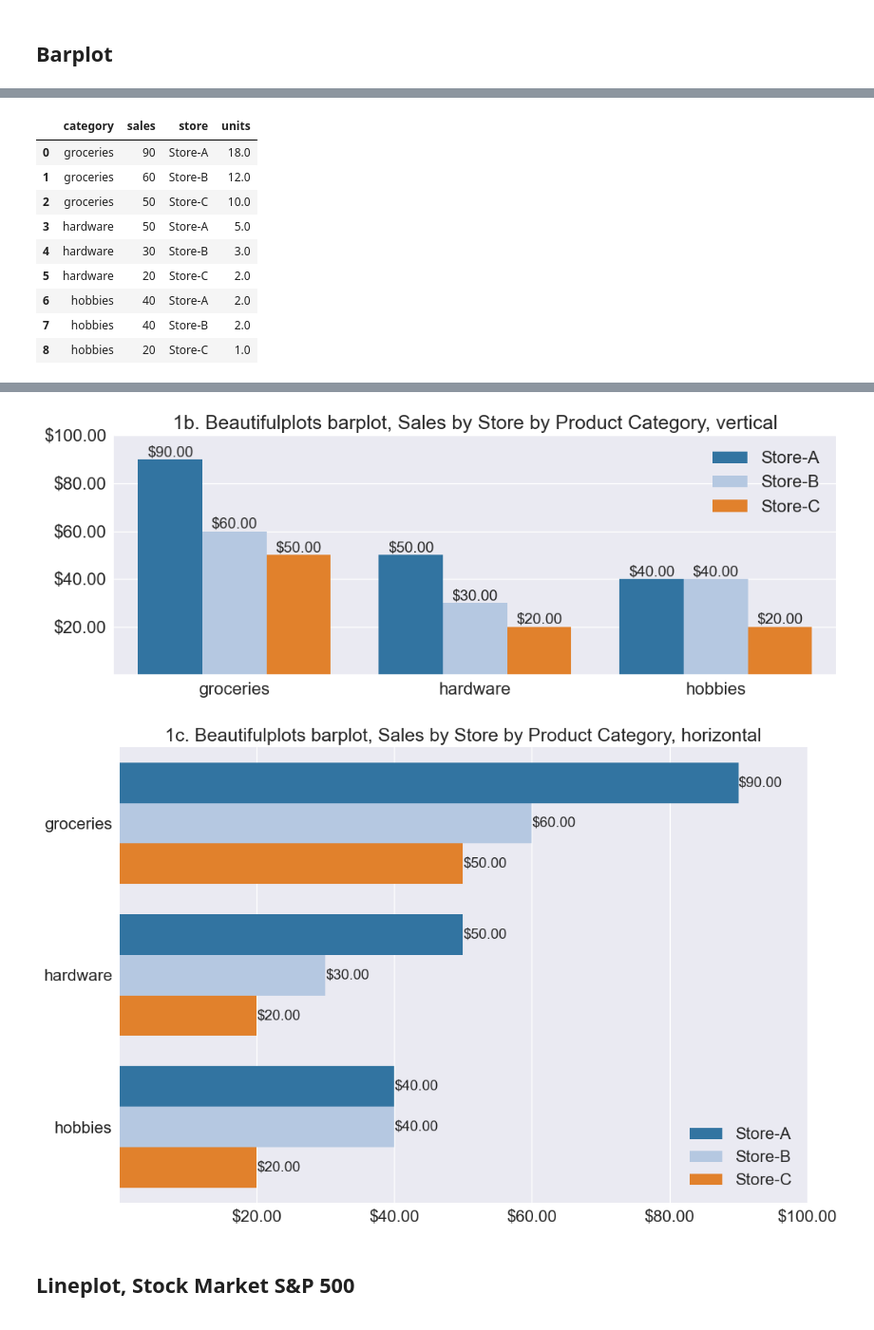
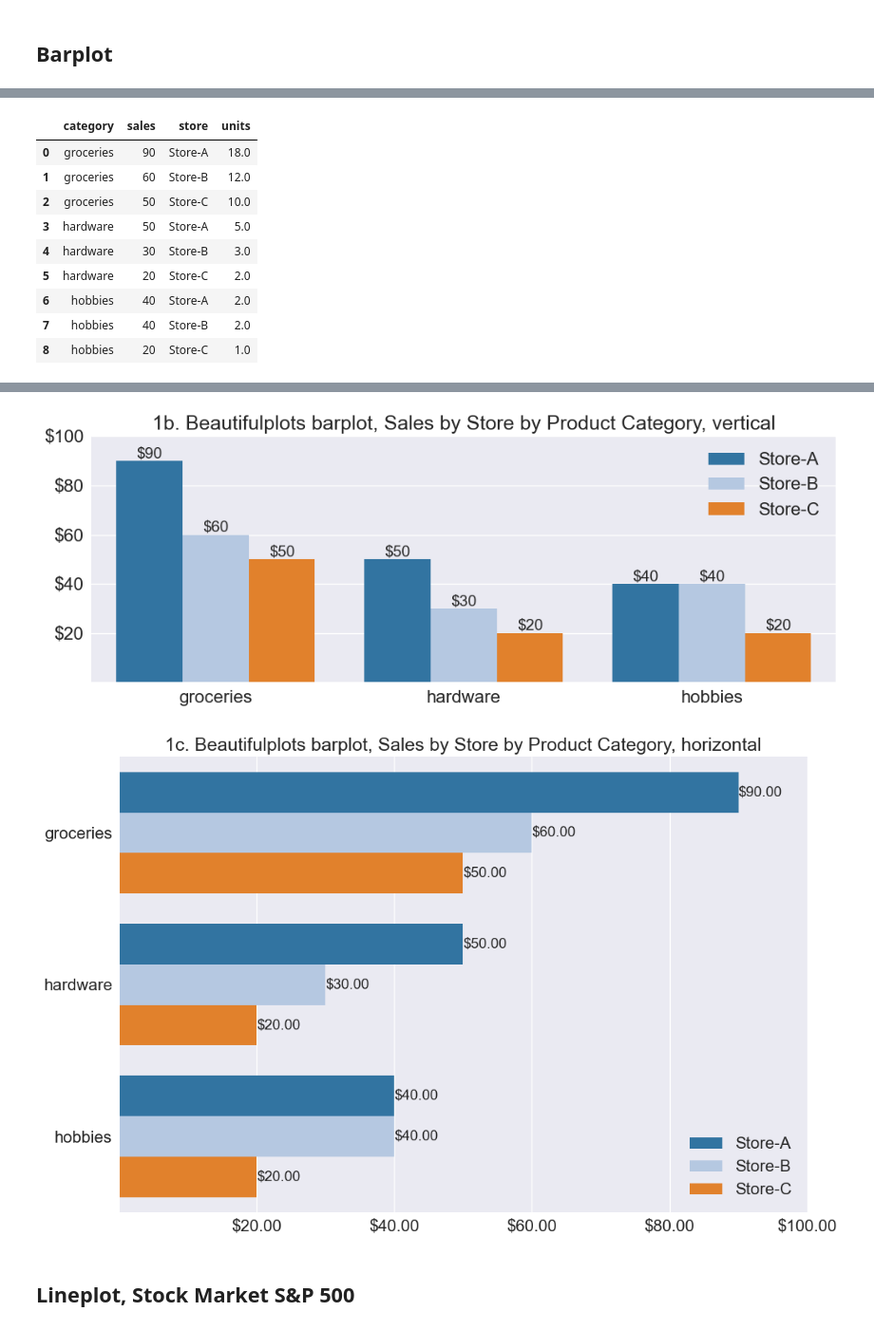
Before and after one commit to Aljgutier/beautifulplots, a Jupyter notebook: docs/examples.ipynb, the cells around one changed output, grey strips where cells are left out. Shown at 95% size. Drawn from its saved outputs; the diff is of its cells as text; code cells hidden in the pictures.

Commit message:
docs: update docs bardata forrmats only in barplot

```diff
--- a/docs/examples.ipynb
+++ b/docs/examples.ipynb
@@ -34,36 +34,37 @@ display(df)
 
 # Plots
 
 # Example 1a
 bp.barplot(df,'category','sales', palette='tab20',
                    title='1a. Beautifulplots barplot, Sales All Stores by Product Category, secondary y-axis', figsize=(12,4),
                    bardatalabels=True, bardataformat=".2f", barcurrency=True, ylims = (0.1,220),
                    y2='units',ylims2=(0,45), color2='black',marker2="o")
 
 # Example 1b
 bp.barplot(df,'category','sales',hue='store', palette='tab20',
                    title='1b. Beautifulplots barplot, Sales by Store by Product Category, vertical', figsize=(12,4), legend=True,
-                   bardatalabels=True, bardataformat=".2f", barcurrency=True, ylims = (0.1,100))
+                   bardatalabels=True, bardataformat=".0f", barcurrency=True,
+                   ylims = (0.1,100))
 
 # Example 1c
 bp.barplot(df,'category','sales',hue='store', palette='tab20',
                    title='1c. Beautifulplots barplot, Sales by Store by Product Category, horizontal', figsize=(12,8),
-                   bardatalabels=True, bardataformat=".2f", barcurrency=True, bar_orientation='h',
+                   bardatalabels=True, bardataformat=".2f", barcurrency=True, barorientation='h',
                    xlims = (0.1,100), legend=True, legendloc="lower right")
 # %% [output]
 Data:Product Category Sales by Store
 |  | category | sales | store | units |
 | 0 | groceries | 90 | Store-A | 18.0 |
 | 1 | groceries | 60 | Store-B | 12.0 |
 | 2 | groceries | 50 | Store-C | 10.0 |
 | 3 | hardware | 50 | Store-A | 5.0 |
 | 4 | hardware | 30 | Store-B | 3.0 |
 | 5 | hardware | 20 | Store-C | 2.0 |
 | 6 | hobbies | 40 | Store-A | 2.0 |
 | 7 | hobbies | 40 | Store-B | 2.0 |
 | 8 | hobbies | 20 | Store-C | 1.0 |
 [figure]
-[figure, old version]
+[figure, new version]
 [figure]
 # %% [markdown]
 ## Lineplot, Stock Market S&P 500
```
Also changed, not shown: parts of 3 cells of this notebook.
